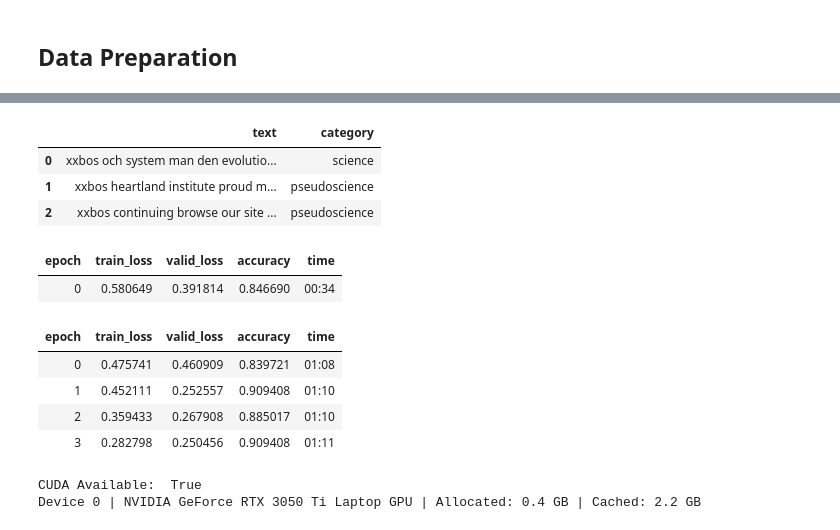
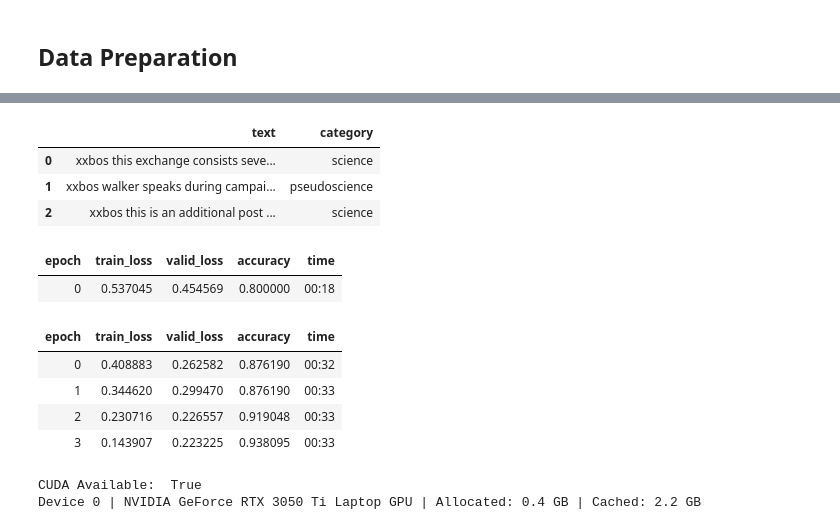
Before and after one commit to sbavery/pseudometer, a Jupyter notebook: nbs/01_data.ipynb, the cells around one changed output, grey strips where cells are left out. Drawn from its saved outputs; the diff is of its cells as text; code cells hidden in the pictures.

```diff
--- a/nbs/01_data.ipynb
+++ b/nbs/01_data.ipynb
@@ -375,12 +360,12 @@ df.head()
 # %%
-dls = TextDataLoaders.from_df(df, bs=8, text_col='text', label_col='label')
+dls = TextDataLoaders.from_df(df, bs=16, text_col='text', label_col='label')
 dls.show_batch(max_n=3)
 # %% [output]
 [interactive output not drawn]
 |  | text | category |
-| 0 | xxbos och system man den evolutio... | science |
-| 1 | xxbos heartland institute proud m... | pseudoscience |
-| 2 | xxbos continuing browse our site ... | pseudoscience |
+| 0 | xxbos this exchange consists seve... | science |
+| 1 | xxbos walker speaks during campai... | pseudoscience |
+| 2 | xxbos this is an additional post ... | science |
 # %%
 torch.cuda.empty_cache()
 # %%
@@ -388,12 +373,12 @@ learn = text_classifier_learner(dls, AWD_LSTM, drop_mult=0.5, metrics=accuracy)
 learn.fine_tune(4, 1e-2)
 # %% [output]
 | epoch | train_loss | valid_loss | accuracy | time |
-| 0 | 0.580649 | 0.391814 | 0.846690 | 00:34 |
+| 0 | 0.537045 | 0.454569 | 0.800000 | 00:18 |
 | epoch | train_loss | valid_loss | accuracy | time |
-| 0 | 0.475741 | 0.460909 | 0.839721 | 01:08 |
-| 1 | 0.452111 | 0.252557 | 0.909408 | 01:10 |
-| 2 | 0.359433 | 0.267908 | 0.885017 | 01:10 |
-| 3 | 0.282798 | 0.250456 | 0.909408 | 01:11 |
+| 0 | 0.408883 | 0.262582 | 0.876190 | 00:32 |
+| 1 | 0.344620 | 0.299470 | 0.876190 | 00:33 |
+| 2 | 0.230716 | 0.226557 | 0.919048 | 00:33 |
+| 3 | 0.143907 | 0.223225 | 0.938095 | 00:33 |
 # %%
 check_gpu()
 # %% [output]
```
Also changed, not shown: parts of 14 cells of this notebook, 1 other file.
